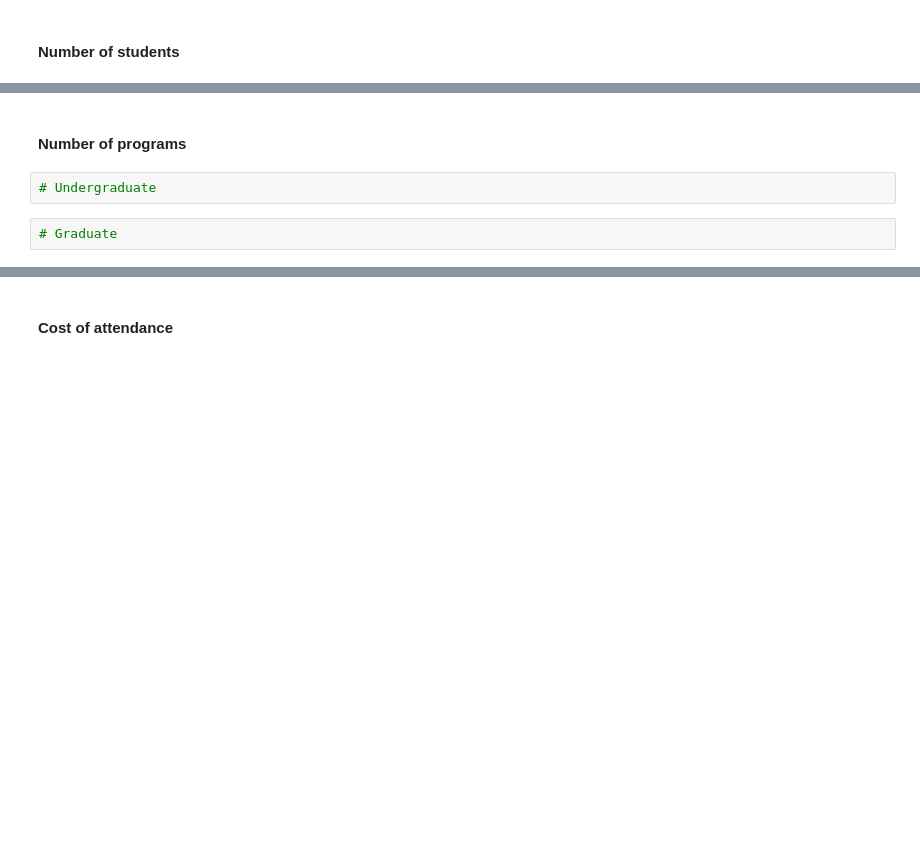
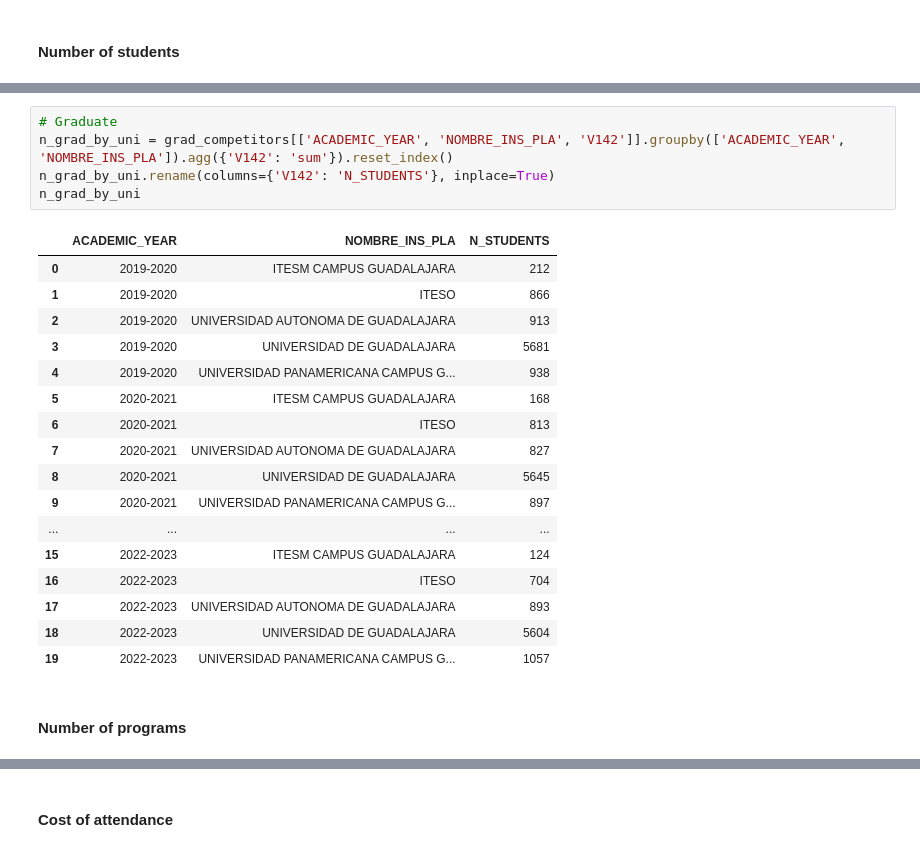
Before and after one commit to lvcruzh/data_challenge_ey, a Jupyter notebook: data_challenge.ipynb, the cells around one changed output, grey strips where cells are left out. Cells and saved outputs as stored; diff of their text form; blank space fills up the shorter version.

```diff
--- a/data_challenge.ipynb
+++ b/data_challenge.ipynb
@@ -694,6 +713,25 @@ grad_competitors = grad_competitors[['ACADEMIC_YEAR', 'CCT_INS_PLA', 'NOMBRE_INS
+# %%
+# Graduate
+n_grad_by_uni = grad_competitors[['ACADEMIC_YEAR', 'NOMBRE_INS_PLA', 'V142']].groupby(['ACADEMIC_YEAR', 'NOMBRE_INS_PLA']).agg({'V142': 'sum'}).reset_index()
+n_grad_by_uni.rename(columns={'V142': 'N_STUDENTS'}, inplace=True)
+n_grad_by_uni
+# %% [output]
+|  | ACADEMIC_YEAR | NOMBRE_INS_PLA | N_STUDENTS |
+| 0 | 2019-2020 | ITESM CAMPUS GUADALAJARA | 212 |
+| 1 | 2019-2020 | ITESO | 866 |
+| 2 | 2019-2020 | UNIVERSIDAD AUTONOMA DE GUADALAJARA | 913 |
+| 3 | 2019-2020 | UNIVERSIDAD DE GUADALAJARA | 5681 |
+| 4 | 2019-2020 | UNIVERSIDAD PANAMERICANA CAMPUS G... | 938 |
+| 5 | 2020-2021 | ITESM CAMPUS GUADALAJARA | 168 |
+| 6 | 2020-2021 | ITESO | 813 |
+| 7 | 2020-2021 | UNIVERSIDAD AUTONOMA DE GUADALAJARA | 827 |
+| 8 | 2020-2021 | UNIVERSIDAD DE GUADALAJARA | 5645 |
+| 9 | 2020-2021 | UNIVERSIDAD PANAMERICANA CAMPUS G... | 897 |
+| ... | ... | ... | ... |
+| 15 | 2022-2023 | ITESM CAMPUS GUADALAJARA | 124 |
+| 16 | 2022-2023 | ITESO | 704 |
+| 17 | 2022-2023 | UNIVERSIDAD AUTONOMA DE GUADALAJARA | 893 |
+| 18 | 2022-2023 | UNIVERSIDAD DE GUADALAJARA | 5604 |
+| 19 | 2022-2023 | UNIVERSIDAD PANAMERICANA CAMPUS G... | 1057 |
 # %% [markdown]
 #### Number of programs
-# %%
-# Undergraduate
-# %%
-# Graduate
```
Also changed, not shown: parts of 15 cells of this notebook, 3 other files.
